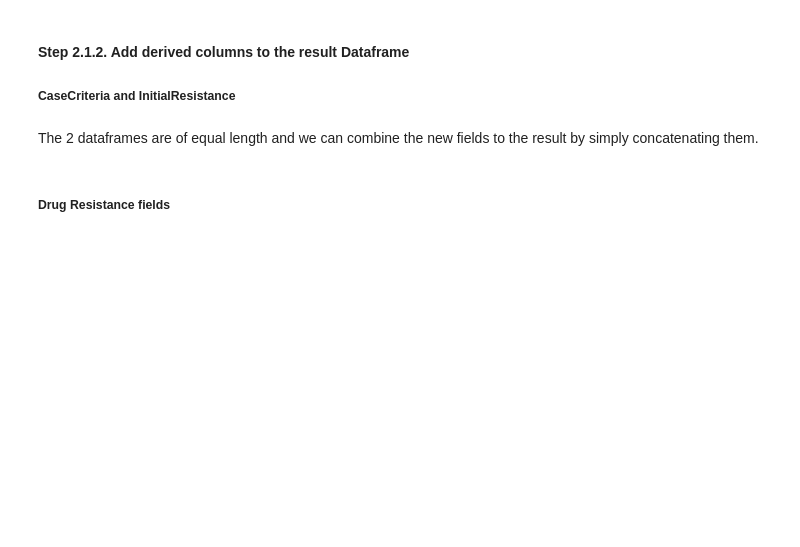
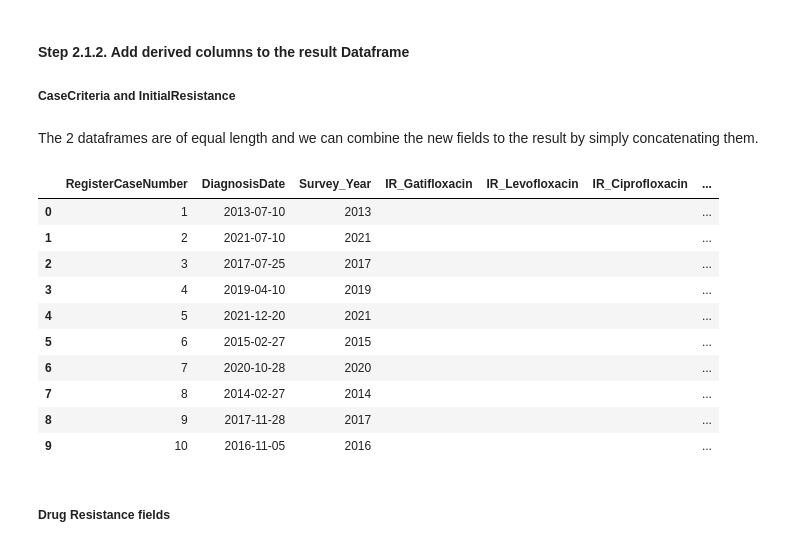
Before and after one commit to niranjan-ramesh/custom-images, a Jupyter notebook: analytics-environment/BCDataTransformation.ipynb, the cells around one changed output. Cells and saved outputs as stored; diff of their text form; code cells hidden in the pictures; blank space fills up the shorter version.

Commit message:
Added more pandas methods

```diff
--- a/analytics-environment/BCDataTransformation.ipynb
+++ b/analytics-environment/BCDataTransformation.ipynb
@@ -119,7 +142,40 @@ sub_result = duckdb.sql(SQL_QUERY).to_df()
 # %% [markdown]
 The 2 dataframes are of equal length and we can combine the new fields to the result by simply concatenating them.
 # %%
-result = pd.concat([result, sub_result], axis=1)
+# result = pd.concat([result, sub_result], axis=1)
+# %%
+# We don't require the above concatenations to add a field directly using pandas methods instead of the SQL.
+
+result["CaseCriteria"] = df["classification"].map({
+    "Clinical": 2,
+    "Confirmed": 1
+})
+
+def calculate_initial_resistance(row):
+    if row['classification'] == 'Confirmed':
+        if 'R' in [row['isoniazid_resistance'], row['ethambutol_resistance'], row['rifampin_resistance'], row['pyrazinamide_resistance']]:
+            return 1
+        elif 'S' in [row['isoniazid_resistance'], row['ethambutol_resistance'], row['rifampin_resistance'], row['pyrazinamide_resistance']]:
+            return 2
+        elif pd.isnull(row['isoniazid_resistance']) and pd.isnull(row['ethambutol_resistance']) and pd.isnull(row['rifampin_resistance']) and pd.isnull(row['pyrazinamide_resistance']):
+            return 9
+    return None
+
+result['Initial_Resistance'] = df.apply(calculate_initial_resistance, axis=1)
+
+result.head(10)
+# %% [output]
+|  | RegisterCaseNumber | DiagnosisDate | Survey_Year | IR_Gatifloxacin | IR_Levofloxacin | IR_Ciprofloxacin | ... |
+| 0 | 1 | 2013-07-10 | 2013 |  |  |  | ... |
+| 1 | 2 | 2021-07-10 | 2021 |  |  |  | ... |
+| 2 | 3 | 2017-07-25 | 2017 |  |  |  | ... |
+| 3 | 4 | 2019-04-10 | 2019 |  |  |  | ... |
+| 4 | 5 | 2021-12-20 | 2021 |  |  |  | ... |
+| 5 | 6 | 2015-02-27 | 2015 |  |  |  | ... |
+| 6 | 7 | 2020-10-28 | 2020 |  |  |  | ... |
+| 7 | 8 | 2014-02-27 | 2014 |  |  |  | ... |
+| 8 | 9 | 2017-11-28 | 2017 |  |  |  | ... |
+| 9 | 10 | 2016-11-05 | 2016 |  |  |  | ... |
 # %% [markdown]
 ##### Drug Resistance fields
 # %%
```
Also changed, not shown: parts of 24 cells of this notebook.
